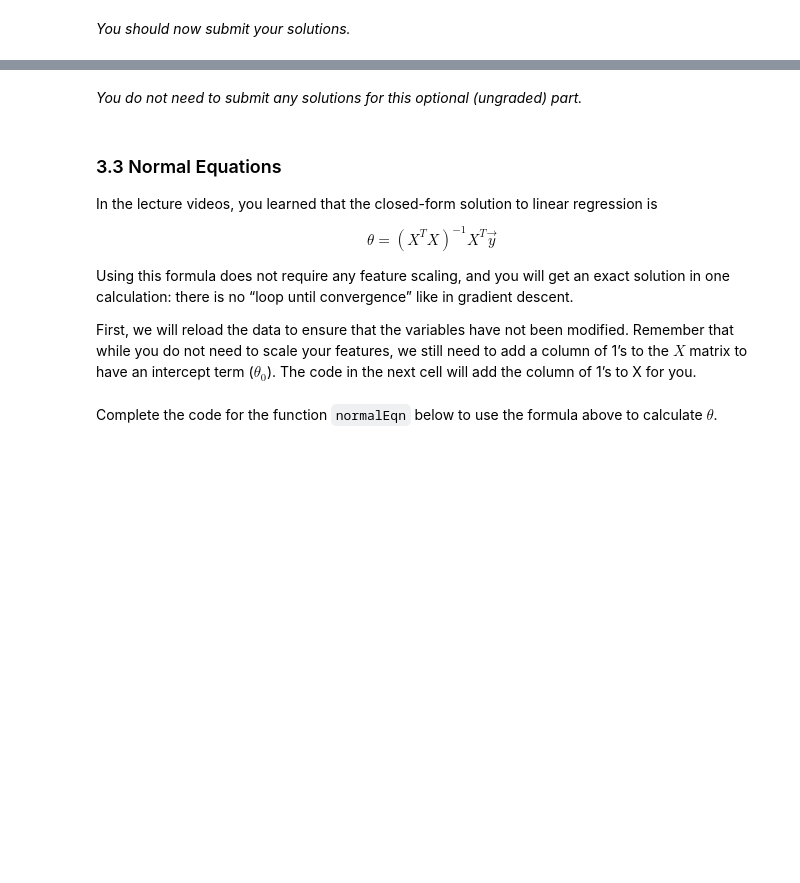
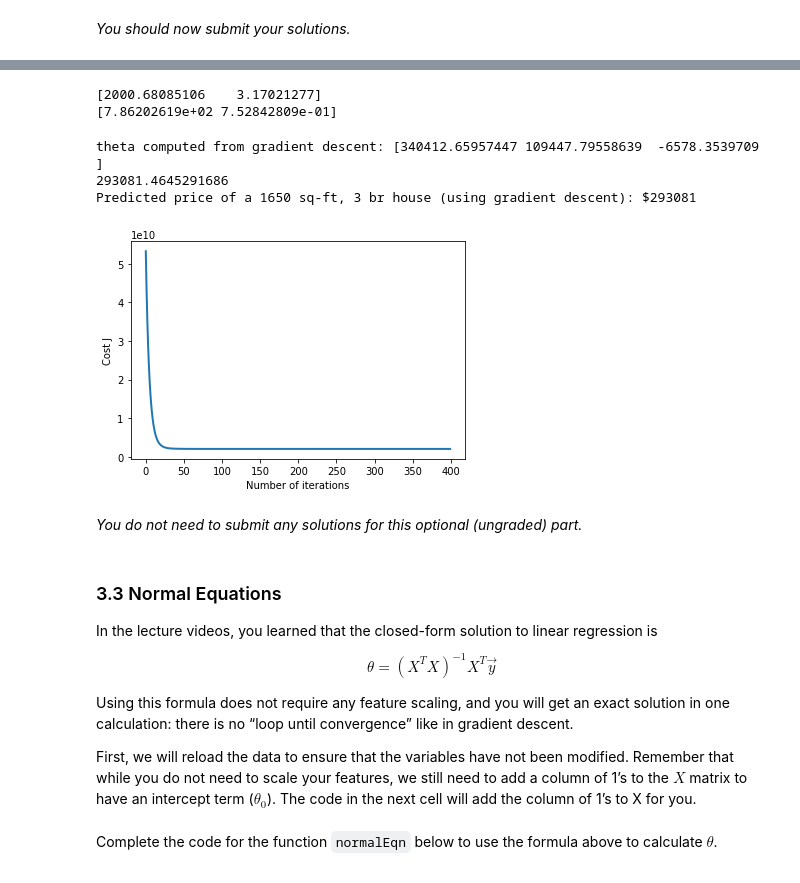
Before and after one commit to liptao/ml-coursera-python-assignments, a Jupyter notebook: Exercise1/exercise1.ipynb, the cells around one changed output, grey strips where cells are left out. Drawn from its saved outputs; the diff is of its cells as text; code cells hidden in the pictures; blank space fills up the shorter version.

```diff
--- a/Exercise1/exercise1.ipynb
+++ b/Exercise1/exercise1.ipynb
@@ -644,9 +665,10 @@ def  featureNormalize(X):
     mu = np.zeros(X.shape[1])
     sigma = np.zeros(X.shape[1])
 
-    # =========================== YOUR CODE HERE =====================
-
-
+    # =========================== YOUR CODE HERE =====================\
+    mu = X_norm.mean(axis=0)
+    sigma = X_norm.std(axis=0)
+    X_norm = (X_norm - mu) / sigma
     # ================================================================
     return X_norm, mu, sigma
 # %% [markdown]
@@ -730,8 +770,8 @@ def computeCostMulti(X, y, theta):
     J = 0
 
     # ======================= YOUR CODE HERE ===========================
-
-
+    h = np.dot(X, theta)
+    J = 1 / (2 * m) * np.sum((h - y)**2)
     # ==================================================================
     return J
 # %% [markdown]
@@ -789,8 +844,8 @@ def gradientDescentMulti(X, y, theta, alpha, num_iters):
 
     for i in range(num_iters):
         # ======================= YOUR CODE HERE ==========================
-
-
+        h = np.dot(X, theta)
+        theta = theta - (alpha * 1/m * X.T.dot(h - y))
         # =================================================================
 
         # save the cost J in every iteration
@@ -831,6 +901,12 @@ Using the best learning rate that you found, run the script
 to run gradient descent until convergence to find the final values of $\theta$. Next,
 use this value of $\theta$ to predict the price of a house with 1650 square feet and
 3 bedrooms. You will use value later to check your implementation of the normal equations. Don’t forget to normalize your features when you make this prediction!
+# %%
+print(mu)
+print(sigma)
+# %% [output]
+[2000.68085106    3.17021277]
+[7.86202619e+02 7.52842809e-01]
 # %%
 """
 Instructions
@@ -847,37 +923,43 @@ alpha and see which one gives you the best result.
 
 Finally, you should complete the code at the end to predict the price
 of a 1650 sq-ft, 3 br house.
 
 Hint
 ----
 At prediction, make sure you do the same feature normalization.
 """
 # Choose some alpha value - change this
 alpha = 0.1
 num_iters = 400
 
 # init theta and run gradient descent
 theta = np.zeros(3)
 theta, J_history = gradientDescentMulti(X, y, theta, alpha, num_iters)
 
 # Plot the convergence graph
 pyplot.plot(np.arange(len(J_history)), J_history, lw=2)
 pyplot.xlabel('Number of iterations')
 pyplot.ylabel('Cost J')
 
 # Display the gradient descent's result
 print('theta computed from gradient descent: {:s}'.format(str(theta)))
 
 # Estimate the price of a 1650 sq-ft, 3 br house
 # ======================= YOUR CODE HERE ===========================
 # Recall that the first column of X is all-ones.
 # Thus, it does not need to be normalized.
-
-price = 0   # You should change this
-
+predX = np.array([1650, 3])
+predX_norm = (predX - mu) / sigma
+predX_norm = np.insert(predX_norm, 0, 1)
+price = predX_norm.dot(theta)   # You should change this
+print(price)
 # ===================================================================
-
 print('Predicted price of a 1650 sq-ft, 3 br house (using gradient descent): ${:.0f}'.format(price))
+# %% [output]
+theta computed from gradient descent: [340412.65957447 109447.79558639  -6578.3539709 ]
+293081.4645291686
+Predicted price of a 1650 sq-ft, 3 br house (using gradient descent): $293081
+[figure, added]
 # %% [markdown]
 *You do not need to submit any solutions for this optional (ungraded) part.*
 # %% [markdown]
```
Also changed, not shown: parts of 12 cells of this notebook.
